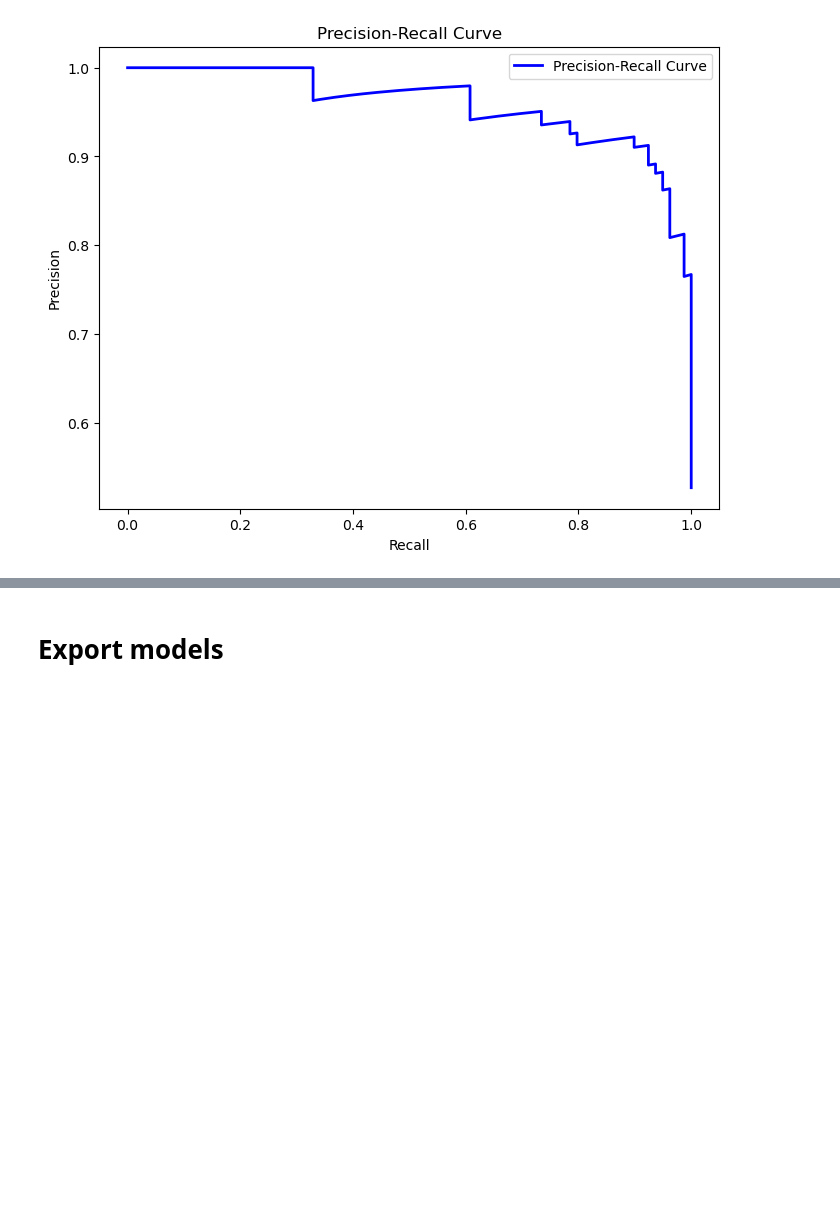
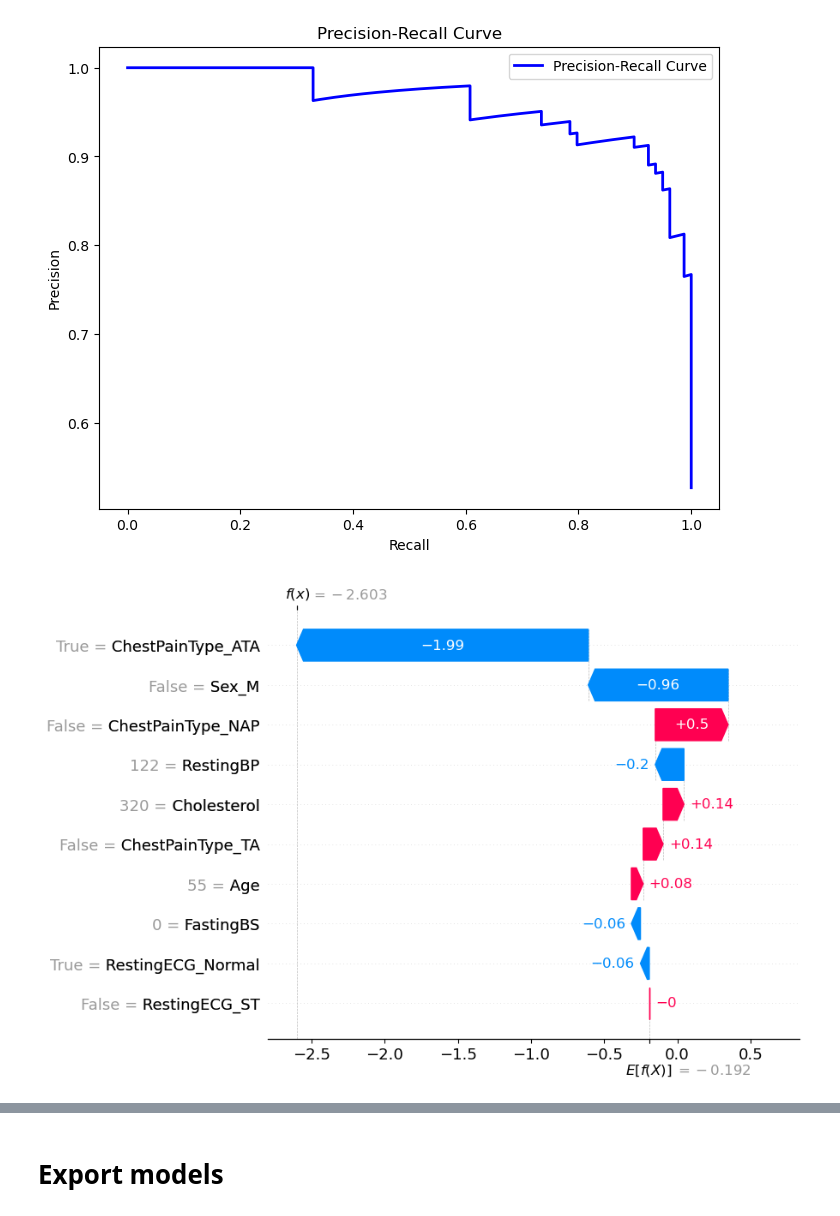
Before and after one commit to vivyuen/heart-failure-prediction, a Jupyter notebook: experiments/logistic_regression_experiments.ipynb, the cells around one changed output, grey strips where cells are left out. Saved outputs shown, nothing was run; the diff lists cells and outputs as text; code cells hidden in the pictures; blank space fills up the shorter version.

Commit message:
Added SHAP visualizations.

```diff
--- a/experiments/logistic_regression_experiments.ipynb
+++ b/experiments/logistic_regression_experiments.ipynb
@@ -299,3 +299,17 @@ plt.legend()
 plt.show()
 # %% [output]
 [figure]
+# %%
+import shap
+classifier_baseline = final_model_baseline.named_steps['clf']
+
+explainer = shap.explainers.Linear(
+    classifier_baseline,
+    X_test_baseline,
+    feature_names = X_test_baseline.columns
+)
+
+shap_values_baseline = explainer(X_test_baseline)
+shap.plots.waterfall(shap_values_baseline[1])
+# %% [output]
+[figure, added]
```
Also changed, not shown: parts of 2 cells of this notebook.
